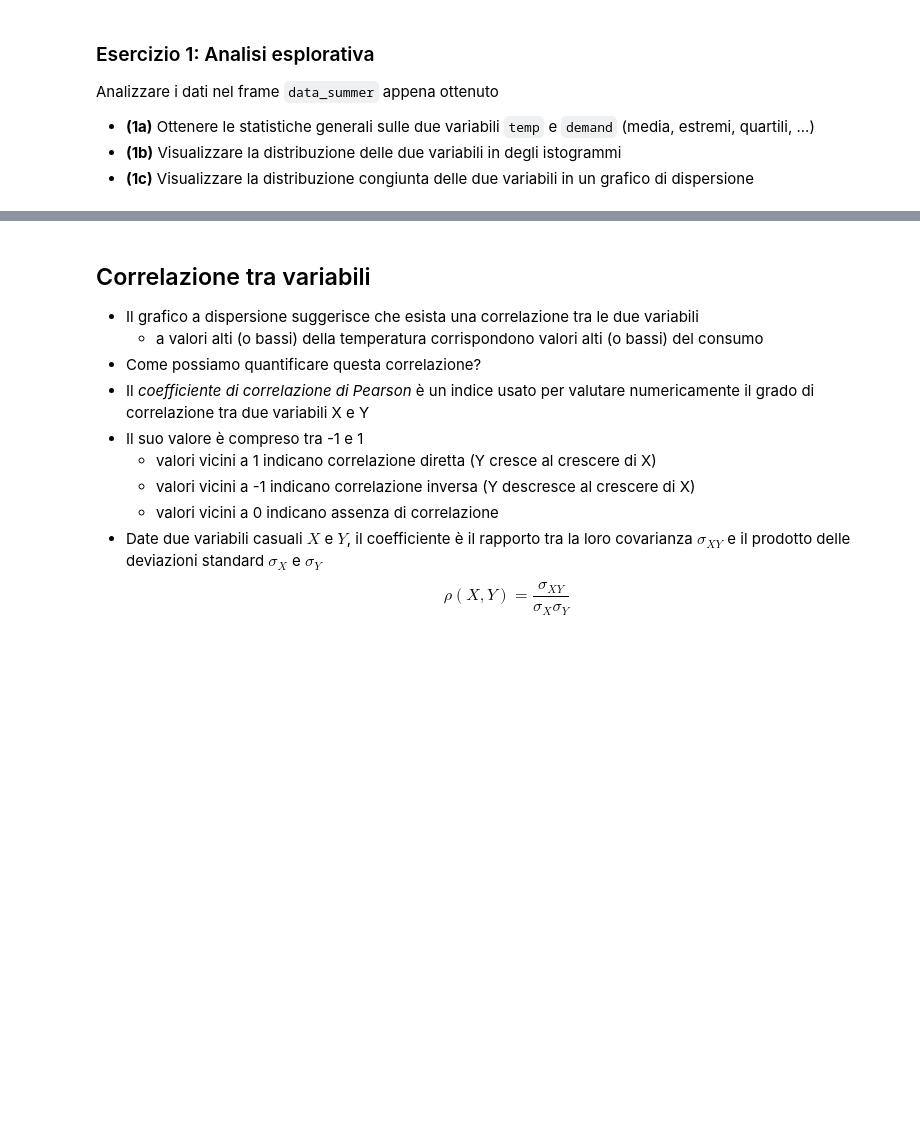
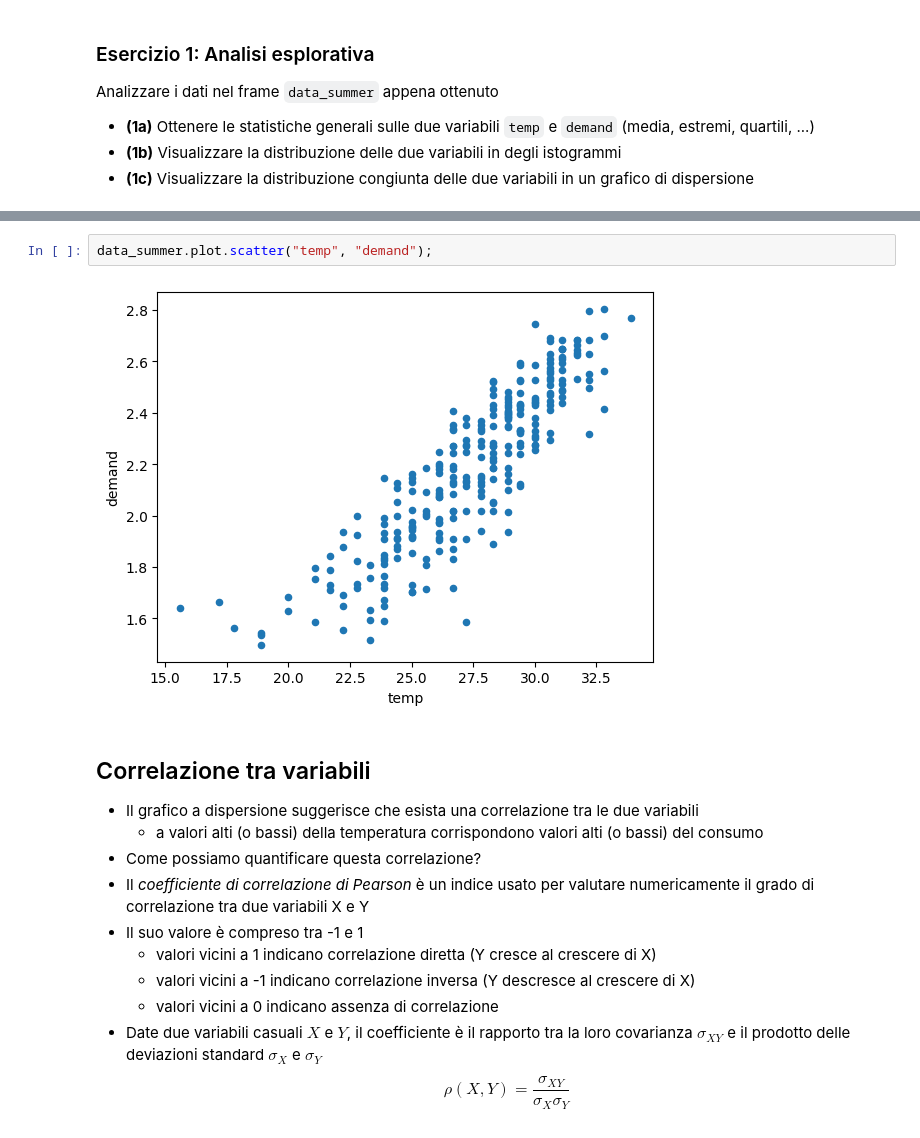
Before and after one commit to Norby99/Unibo-Cesena, a Jupyter notebook: Third-year/Data-Intensive/Lab/Lab-05/Regressione_Lineare.nosol.ipynb, the cells around one changed output, grey strips where cells are left out. Drawn from its saved outputs; the diff is of its cells as text; blank space fills up the shorter version.

```diff
--- a/Third-year/Data-Intensive/Lab/Lab-05/Regressione_Lineare.nosol.ipynb
+++ b/Third-year/Data-Intensive/Lab/Lab-05/Regressione_Lineare.nosol.ipynb
@@ -151,3 +171,7 @@ Analizzare i dati nel frame `data_summer` appena ottenuto
+# %%
+data_summer.plot.scatter("temp", "demand");
+# %% [output]
+[figure, added]
 # %% [markdown]
 ## Correlazione tra variabili
 
```
Also changed, not shown: parts of 15 cells of this notebook.
